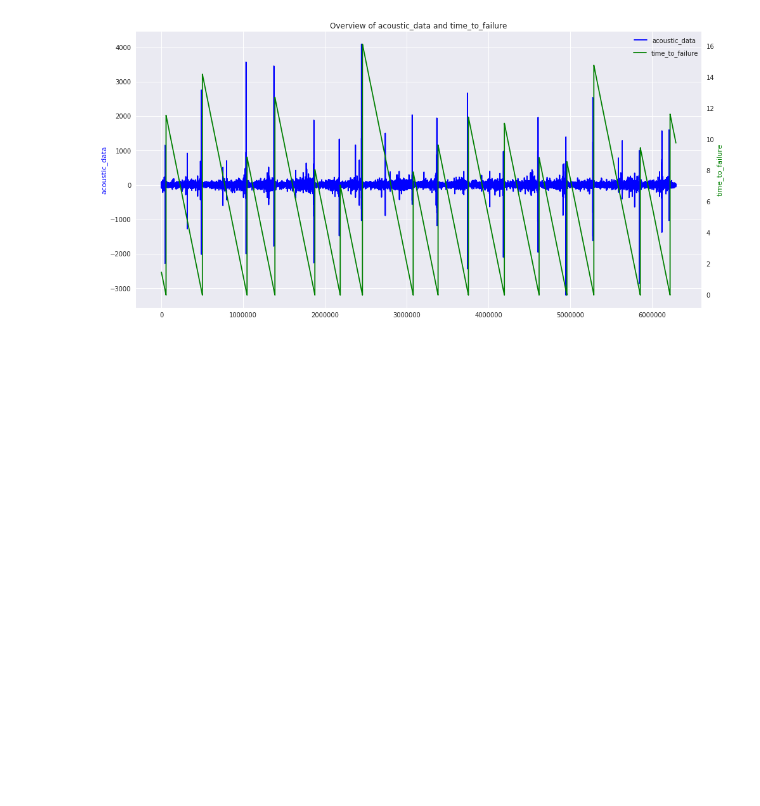
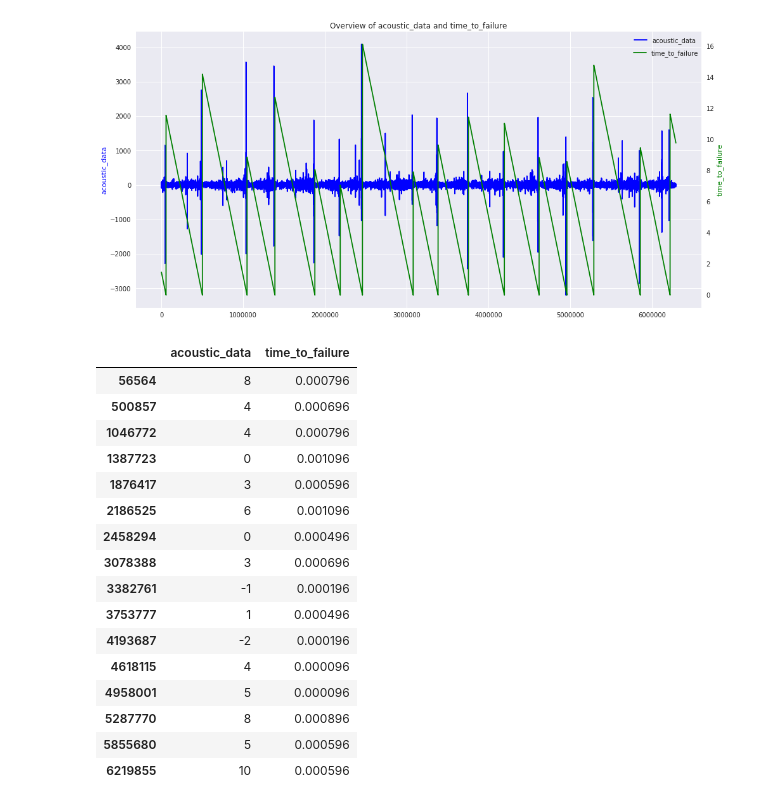
Before and after one commit to jeff-daniels/kaggle-scripts, a Jupyter notebook: LANL Earthquake Detection.ipynb, the cells around one changed output. Saved outputs shown, nothing was run; the diff lists cells and outputs as text; code cells hidden in the pictures; blank space fills up the shorter version.

```diff
--- a/LANL Earthquake Detection.ipynb
+++ b/LANL Earthquake Detection.ipynb
@@ -102,3 +102,25 @@ plt.legend(['time_to_failure'], loc = (0.875, 0.9))
 plt.grid(False)
 # %% [output]
 [figure]
+# %%
+# Locations of failures in train_overview
+failures = train_overview.loc[train_overview['time_to_failure'].diff() > 1].index - 1
+train_overview.loc[failures]
+# %% [output]
+|  | acoustic_data | time_to_failure |
+| 56564 | 8 | 0.000796 |
+| 500857 | 4 | 0.000696 |
+| 1046772 | 4 | 0.000796 |
+| 1387723 | 0 | 0.001096 |
+| 1876417 | 3 | 0.000596 |
+| 2186525 | 6 | 0.001096 |
+| 2458294 | 0 | 0.000496 |
+| 3078388 | 3 | 0.000696 |
+| 3382761 | -1 | 0.000196 |
+| 3753777 | 1 | 0.000496 |
+| 4193687 | -2 | 0.000196 |
+| 4618115 | 4 | 0.000096 |
+| 4958001 | 5 | 0.000096 |
+| 5287770 | 8 | 0.000896 |
+| 5855680 | 5 | 0.000596 |
+| 6219855 | 10 | 0.000596 |
```
Also changed, not shown: parts of 6 cells of this notebook.
